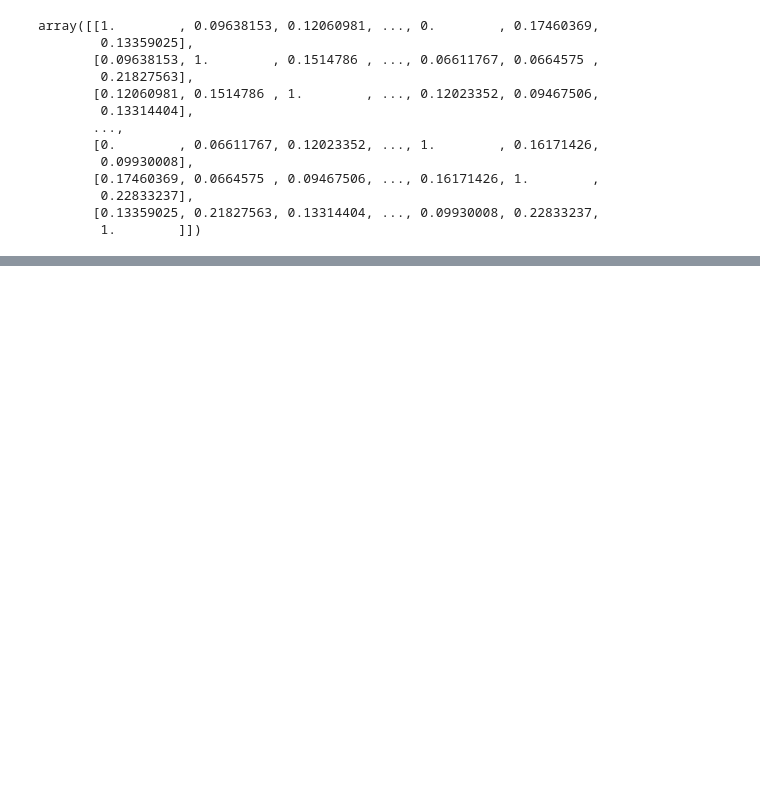
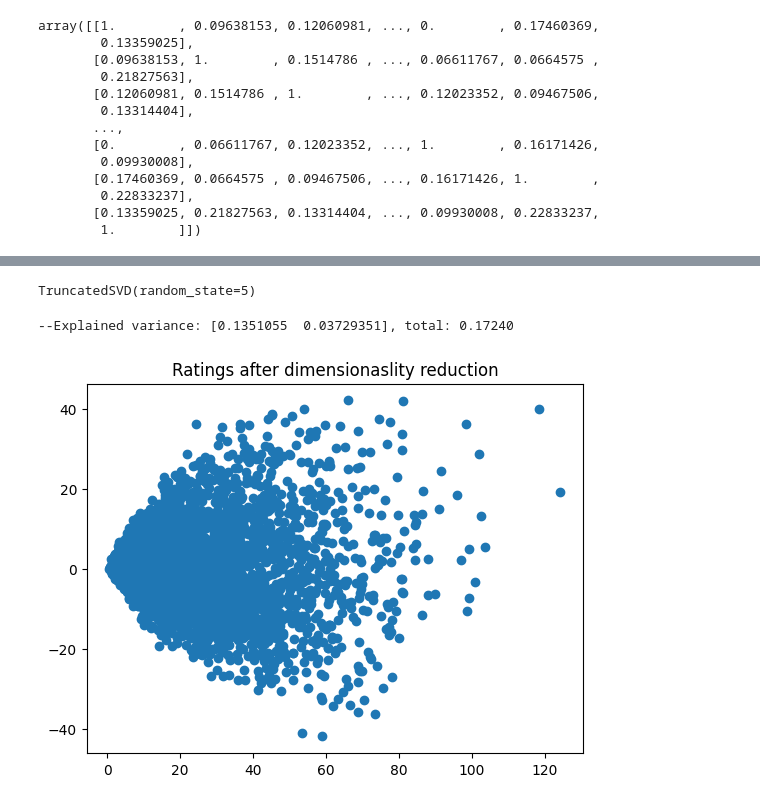
Before and after one commit to ozhenchuk/RecSys2024, a Jupyter notebook: experiments/Exp_1_1_20240612_Dataset_initial_exploration/experiment.ipynb, the cells around one changed output, grey strips where cells are left out. Drawn from its saved outputs; the diff is of its cells as text; code cells hidden in the pictures; blank space fills up the shorter version.

```diff
--- a/experiments/Exp_1_1_20240612_Dataset_initial_exploration/experiment.ipynb
+++ b/experiments/Exp_1_1_20240612_Dataset_initial_exploration/experiment.ipynb
@@ -117,0 +124,13 @@ These are the main questions that we would like to answer with our exploratory d
+# %%
+svd = TruncatedSVD(n_components=2,
+                   random_state=5)
+# %%
+svd.fit(sparse_ratings)
+# %% [output]
+TruncatedSVD(random_state=5)
+# %%
+print(f'--Explained variance: {svd.explained_variance_ratio_}, total: {svd.explained_variance_ratio_.sum():.5f}')
+# %% [output]
+--Explained variance: [0.1351055  0.03729351], total: 0.17240
+# %%
+ratings_transformed_2 = svd.transform(sparse_ratings)
@@ -117,0 +139,7 @@ These are the main questions that we would like to answer with our exploratory d
+# %%
+plt.scatter(ratings_transformed_2.T[0],
+            ratings_transformed_2.T[1])
+plt.title('Ratings after dimensionaslity reduction')
+plt.show()
+# %% [output]
+[figure, added]
```
Also changed, not shown: parts of 75 cells of this notebook, 2 other files.
